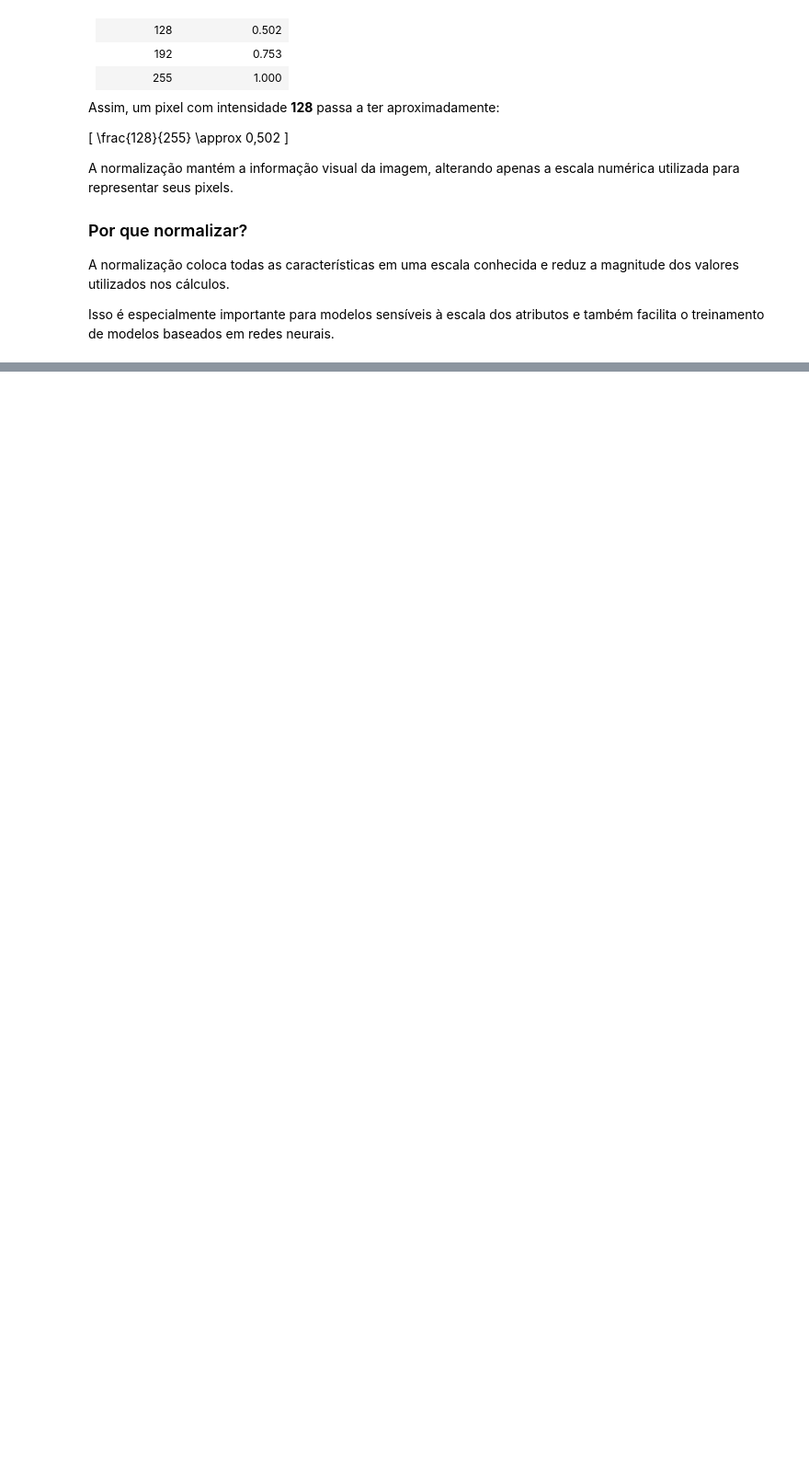
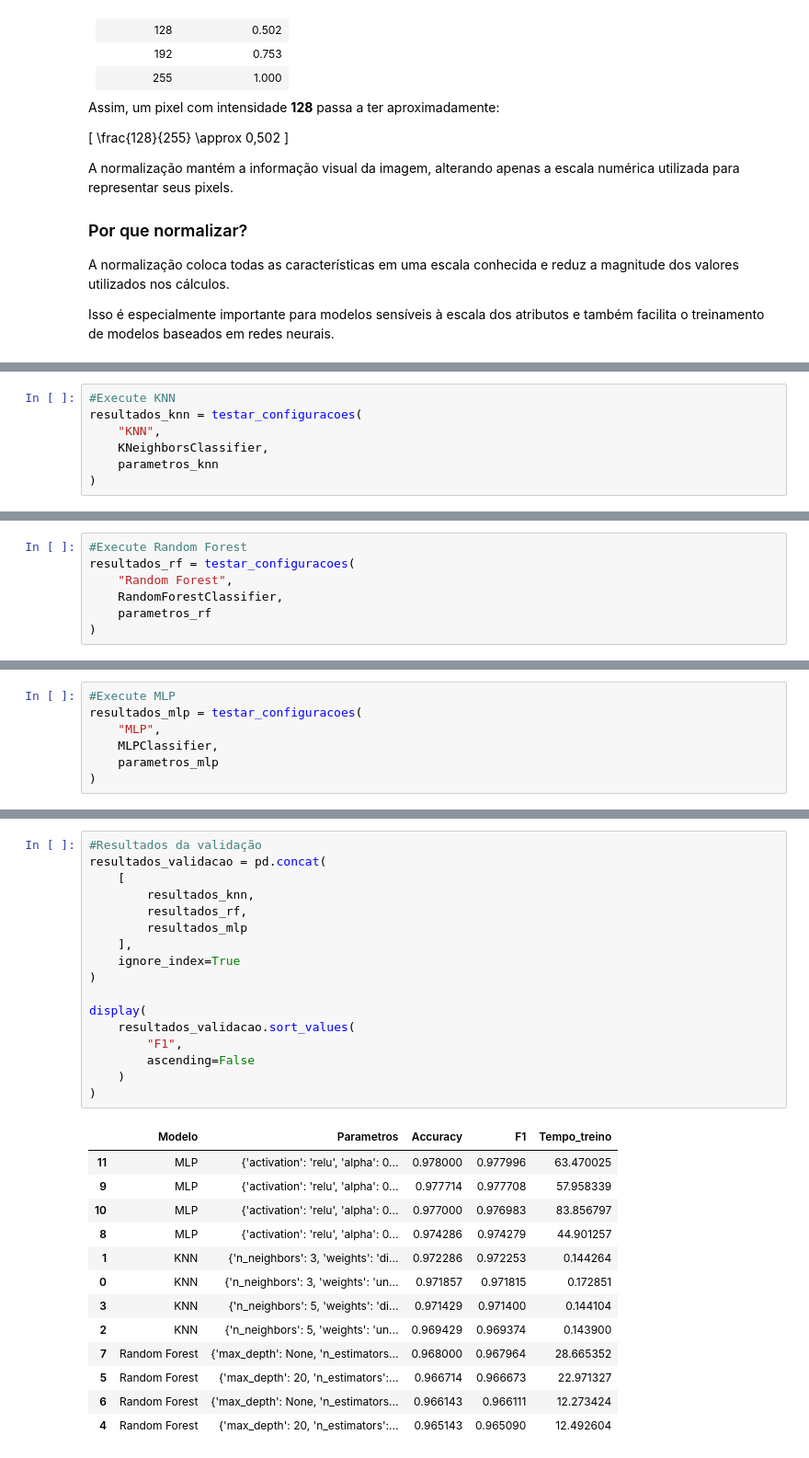
Before and after one commit to MarcioPaiano/SENAI-Miniprojeto-MNIST, a Jupyter notebook: notebook/mnist.ipynb, the cells around one changed output, grey strips where cells are left out. Shown at 92% size. Saved outputs shown, nothing was run; the diff lists cells and outputs as text; blank space fills up the shorter version.

Commit message:
implementa modelos KNN Random Forest e MLP

```diff
--- a/notebook/mnist.ipynb
+++ b/notebook/mnist.ipynb
@@ -342,0 +668,7 @@ Isso é especialmente importante para modelos sensíveis à escala dos atributos
+# %%
+#Execute KNN
+resultados_knn = testar_configuracoes(
+    "KNN",
+    KNeighborsClassifier,
+    parametros_knn
+)
@@ -342,0 +680,7 @@ Isso é especialmente importante para modelos sensíveis à escala dos atributos
+# %%
+#Execute Random Forest
+resultados_rf = testar_configuracoes(
+    "Random Forest",
+    RandomForestClassifier,
+    parametros_rf
+)
@@ -342,0 +692,7 @@ Isso é especialmente importante para modelos sensíveis à escala dos atributos
+# %%
+#Execute MLP
+resultados_mlp = testar_configuracoes(
+    "MLP",
+    MLPClassifier,
+    parametros_mlp
+)
@@ -342,0 +704,31 @@ Isso é especialmente importante para modelos sensíveis à escala dos atributos
+# %%
+#Resultados da validação
+resultados_validacao = pd.concat(
+    [
+        resultados_knn,
+        resultados_rf,
+        resultados_mlp
+    ],
+    ignore_index=True
+)
+
+display(
+    resultados_validacao.sort_values(
+        "F1",
+        ascending=False
+    )
+)
+# %% [output]
+|  | Modelo | Parametros | Accuracy | F1 | Tempo_treino |
+| 11 | MLP | {'activation': 'relu', 'alpha': 0... | 0.978000 | 0.977996 | 63.470025 |
+| 9 | MLP | {'activation': 'relu', 'alpha': 0... | 0.977714 | 0.977708 | 57.958339 |
+| 10 | MLP | {'activation': 'relu', 'alpha': 0... | 0.977000 | 0.976983 | 83.856797 |
+| 8 | MLP | {'activation': 'relu', 'alpha': 0... | 0.974286 | 0.974279 | 44.901257 |
+| 1 | KNN | {'n_neighbors': 3, 'weights': 'di... | 0.972286 | 0.972253 | 0.144264 |
+| 0 | KNN | {'n_neighbors': 3, 'weights': 'un... | 0.971857 | 0.971815 | 0.172851 |
+| 3 | KNN | {'n_neighbors': 5, 'weights': 'di... | 0.971429 | 0.971400 | 0.144104 |
+| 2 | KNN | {'n_neighbors': 5, 'weights': 'un... | 0.969429 | 0.969374 | 0.143900 |
+| 7 | Random Forest | {'max_depth': None, 'n_estimators... | 0.968000 | 0.967964 | 28.665352 |
+| 5 | Random Forest | {'max_depth': 20, 'n_estimators':... | 0.966714 | 0.966673 | 22.971327 |
+| 6 | Random Forest | {'max_depth': None, 'n_estimators... | 0.966143 | 0.966111 | 12.273424 |
+| 4 | Random Forest | {'max_depth': 20, 'n_estimators':... | 0.965143 | 0.965090 | 12.492604 |
```
Also changed, not shown: parts of 35 cells of this notebook.
